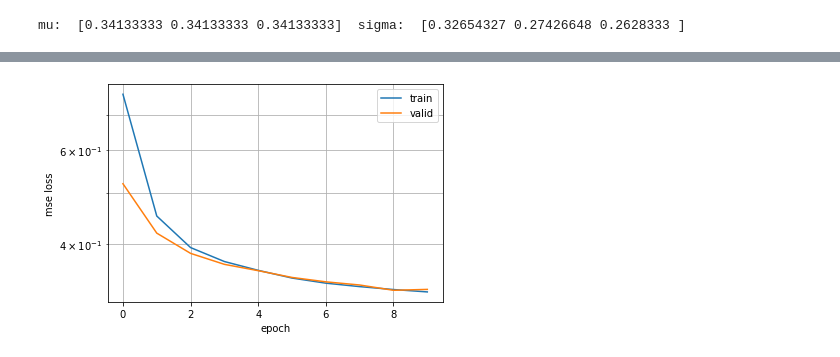
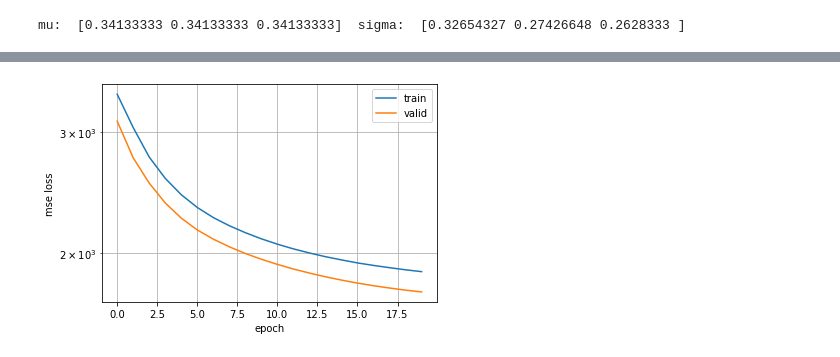
Before and after one commit to dscho15/deep-learning-course, a Jupyter notebook: Lecture8.ipynb, the cells around one changed output, grey strips where cells are left out. Cells and saved outputs as stored; diff of their text form; code cells hidden in the pictures.

```diff
--- a/Lecture8.ipynb
+++ b/Lecture8.ipynb
@@ -160,37 +192,77 @@ train_dataloader = torch.utils.data.DataLoader(train_data, batch_size=64, shuffl
 valid_data = list(zip(x_valid_blur_normed, x_valid_normed))
 valid_dataloader = torch.utils.data.DataLoader(valid_data, batch_size=64, shuffle=True, num_workers=2)
 # %%
-model = VAE(input_channels = 3, hidden_channels = 16, kernel_size = 3).cuda()
-opt = torch.optim.Adam(model.parameters(), lr=1e-4)
+model = VAE(input_channels = 3, hidden_channels = 32, kernel_size = 3, latent_dim = 32).cuda()
+opt = torch.optim.Adam(model.parameters(), lr=1e-5)
 
 train_losses = []
 valid_losses = []
 
-for epoch in tqdm(range(10)):
-    losses = []
+for epoch in tqdm(range(20)):
+
+    model.train()
+    losses, kld_losses = [], []
+
     for x, y in train_dataloader:
+
       x, y = x.cuda(), y.cuda()
-      y_hat, _, mu, log_var  = model(x)
-      kld_loss = torch.mean(-0.5 * torch.sum(1 + log_var - mu.pow(2) - log_var.exp(), dim = 1), dim = 0)
-      loss = F.mse_loss(y_hat, y) + kld_loss * 0.002
+
+      encoded, mu, log_var, decoded  = model(x)
+
+      # total loss = reconstruction loss + kl divergence
+      # kl_div first
+      kl_div = -0.5 * torch.sum(1 + log_var - mu.pow(2) - log_var.exp(), dim = 1)
+      kl_div = kl_div.mean()
+
+      # reconstruction loss
+      recon_loss_pixelwise = F.mse_loss(decoded, y, reduction='none')
+      recon_loss_pixelwise = recon_loss_pixelwise.view(64, -1).sum(axis=1)
+      recon_loss_pixelwise = recon_loss_pixelwise.mean()
+
+      # total loss
+      loss = 1*recon_loss_pixelwise + kl_div * 0.001
+
       opt.zero_grad()
       loss.backward()
       opt.step()
 
       losses.append(loss.item())
+      kld_losses.append(kld_loss.item())
 
     train_losses.append(np.mean(losses))
+    kld_loss_train = np.mean(kld_losses)
 
-    losses = []
-    for x, y in valid_dataloader:
-        x, y = x.cuda(), y.cuda()
-        y_hat, _, mu, log_var  = model(x)
-        kld_loss = torch.mean(-0.5 * torch.sum(1 + log_var - mu.pow(2) - log_var.exp(), dim = 1), dim = 0)
-        loss = F.mse_loss(y_hat, y) + kld_loss * 0.002
-        losses.append(loss.item())
-    valid_losses.append(np.mean(losses))
+    model.eval()
+    losses, kld_losses = [], []
 
-    print(f'epoch: {epoch}, mse loss (train/valid): {train_losses[-1]:.4f}/{valid_losses[-1]:.4f}')
+    with torch.no_grad():
+
+      for x, y in valid_dataloader:
+
+          x, y = x.cuda(), y.cuda()
+
+          encoded, mu, log_var, decoded  = model(x)
+
+          # total loss = reconstruction loss + kl divergence
+          # kl_div first
+          kl_div = -0.5 * torch.sum(1 + log_var - mu.pow(2) - log_var.exp(), dim = 1)
+          kl_div = kl_div.mean()
+
+          # reconstruction loss
+          recon_loss_pixelwise = F.mse_loss(decoded, y, reduction='none')
+          recon_loss_pixelwise = recon_loss_pixelwise.view(64, -1).sum(axis=1)
+          recon_loss_pixelwise = recon_loss_pixelwise.mean()
+
+          # total loss
+          loss = 1*recon_loss_pixelwise + kl_div * 0.001
+
+          losses.append(loss.item())
+          kld_losses.append(kld_loss.item())
+
+      valid_losses.append(np.mean(losses))
+      kld_loss_valid = np.mean(kld_losses)
+
+    print(f'epoch: {epoch}, mse loss (train/valid): {train_losses[-1]:.4f}/{valid_losses[-1]:.4f}, kld_loss (train): {kld_loss_train:.4f}/{kld_loss_valid:.4f}')
 
 plt.plot(train_losses, label='train')
 plt.plot(valid_losses, label='valid')
@@ -214,3 +296,3 @@ epoch: 9, mse loss (train/valid): 0.3258/0.3294
-[figure, old version]
+[figure, new version]
 # %%
 def plot_imgs(idx):
```
Also changed, not shown: parts of 9 cells of this notebook.
